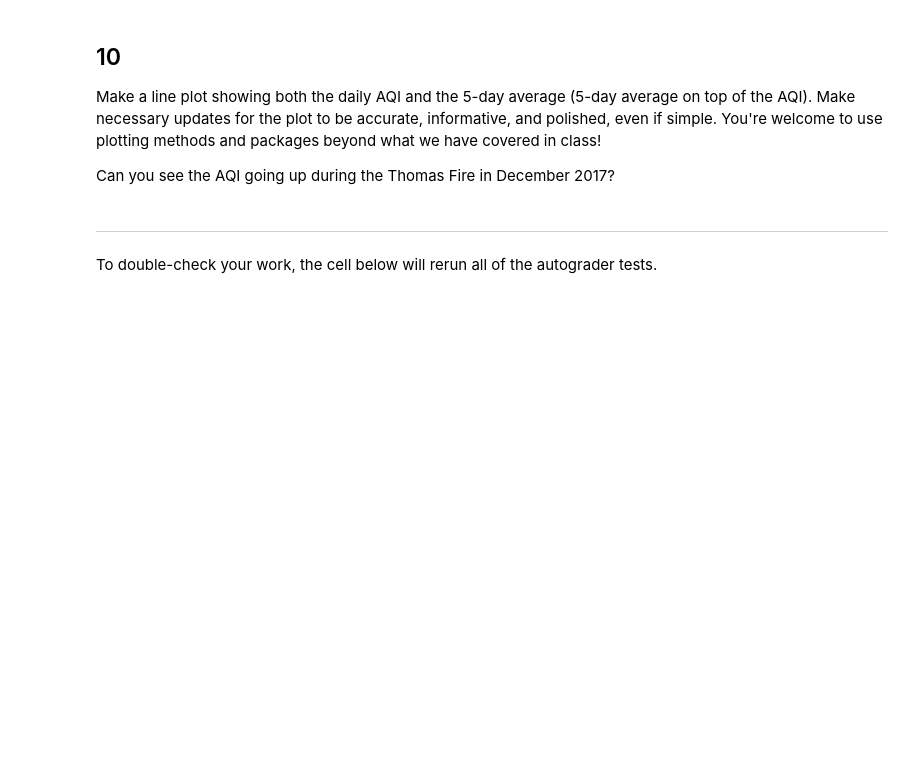
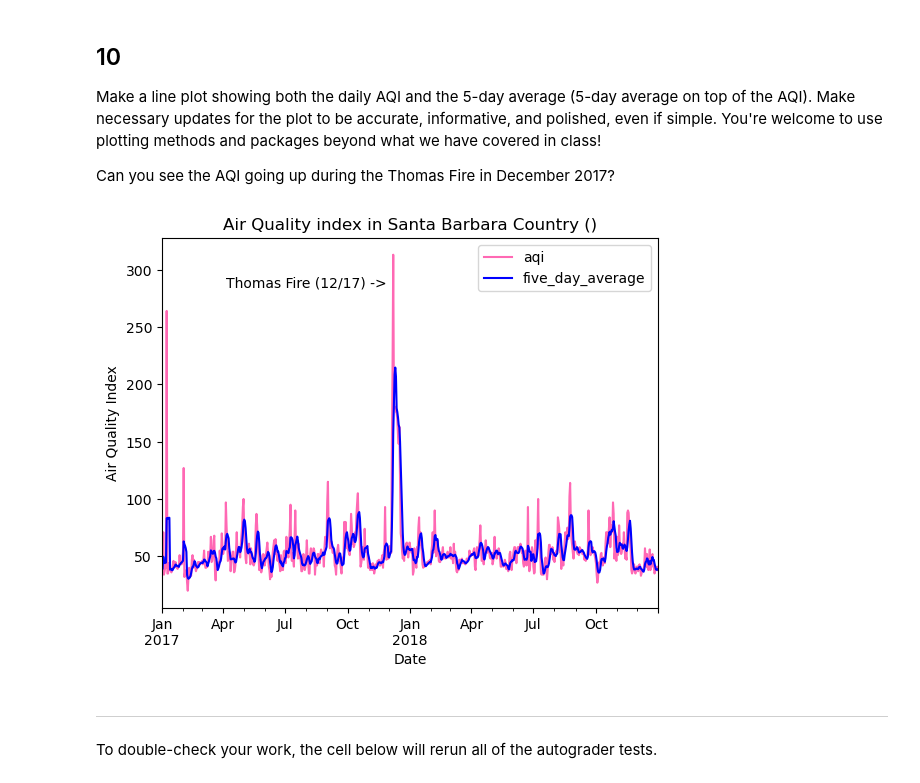
Before and after one commit to austinmartinez12/eds220-hwk2, a Jupyter notebook: task3/hwk2-task3-aqi.ipynb, the cells around one changed output. Cells and saved outputs as stored; diff of their text form; code cells hidden in the pictures; blank space fills up the shorter version.

```diff
--- a/task3/hwk2-task3-aqi.ipynb
+++ b/task3/hwk2-task3-aqi.ipynb
@@ -234,7 +283,12 @@ The data type of the date column is an object.
 In the following cell:
 1. Update the date column of `aqi_sb` to be a `pandas.datetime` object.
 2. Update the index of `aqi_sb` to be the `date` column.
-# %%
-aqi_sb.date = ...
-aqi_sb = ...
-aqi_sb
+# %%
+# Change the date column data type from an object to datetime
+aqi_sb.date = pd.to_datetime(aqi_sb["date"])
+
+# Set the date column as the index
+aqi_sb = aqi_sb.set_index('date')
+
+# Print aqi_sb
+aqi_sb
@@ -252,5 +321,7 @@ In the next cell we will calculate an average over a [rolling window](https://pa
 Store your answer in the `rolling_average` variable. You should have two columns in your series, `date` and the averages.
 # %%
 # Calculate AQI rolling average over 5 days
-rolling_average = ...
-rolling_average
+rolling_average = aqi_sb['aqi'].rolling('5D').mean()
+
+# Print rolling_average
+rolling_average.head()
@@ -265,2 +344,5 @@ aqi_sb
+# %%
+# Add the 5-day rolling average from `rolling_average` to a new column named `five_day_average` to the `aqi_sb` dataframe.
+aqi_sb['five_day_average'] = rolling_average
 # %%
 grader.check("q9")
@@ -271,6 +355,21 @@ grader.check("q9")
 Make a line plot showing both the daily AQI and the 5-day average (5-day average on top of the AQI). Make necessary updates for the plot to be accurate, informative, and polished, even if simple. You're welcome to use plotting methods and packages beyond what we have covered in class!
 
 Can you see the AQI going up during the Thomas Fire in December 2017?
+# %%
+# Import the matplotlib library as plt
+import matplotlib.pyplot as plt
+
+# Plot the both the daily AQI and the 5-day average of AQI from the aqi_sb DataFrame
+aqi_sb.plot(kind="line",
+            y = ["aqi", 'five_day_average'],
+            title = "Air Quality index in Santa Barbara Country ()",
+            xlabel = "Date",
+            ylabel = "Air Quality Index",
+            color = ['hotpink', 'blue'])
+plt.suptitle("Thomas Fire (12/17) ->", fontsize=10, y=0.80, x=.35)  # Edit font size and position of subtitle
+plt.show()
+# %% [output]
+[figure, added]
 # %% [markdown]
 ---
 
```
Also changed, not shown: parts of 8 cells of this notebook.
